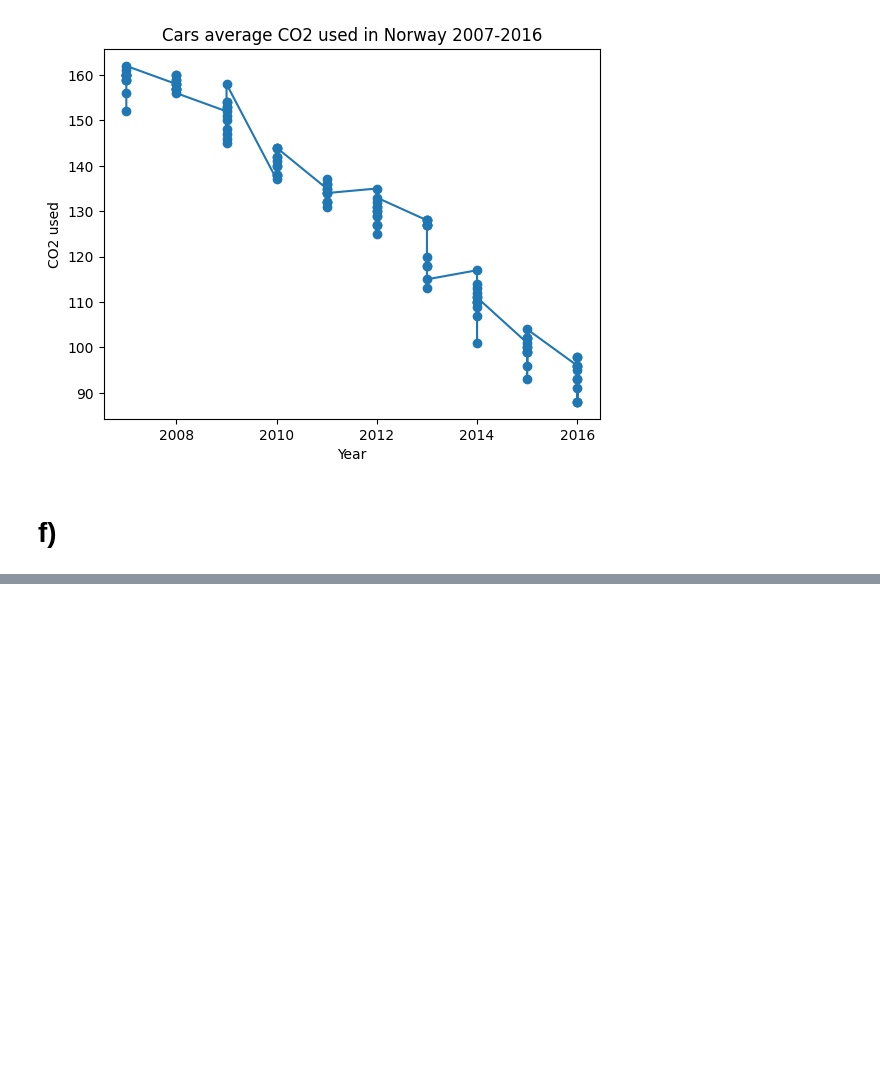
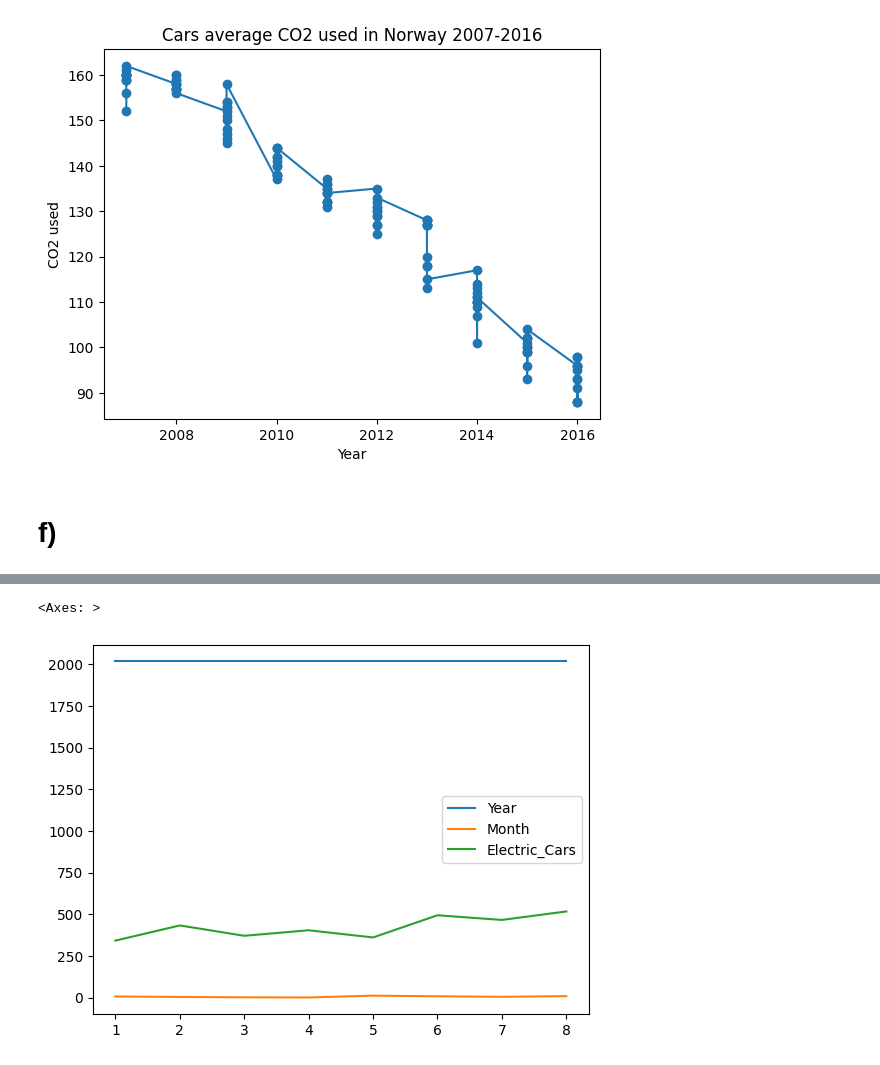
Before and after one commit to AndresTrujillo1811-bit/data_visualization_andres_trujillo_de24, a Jupyter notebook: exercises/exercise0.ipynb, the cells around one changed output, grey strips where cells are left out. Drawn from its saved outputs; the diff is of its cells as text; code cells hidden in the pictures; blank space fills up the shorter version.

```diff
--- a/exercises/exercise0.ipynb
+++ b/exercises/exercise0.ipynb
@@ -487,0 +541,5 @@ plt.show()
+# %%
+electric_cars.iloc[1:9].plot()
+# %% [output]
+<Axes: >
+[figure, added]
```
Also changed, not shown: parts of 13 cells of this notebook, 9 other files.
